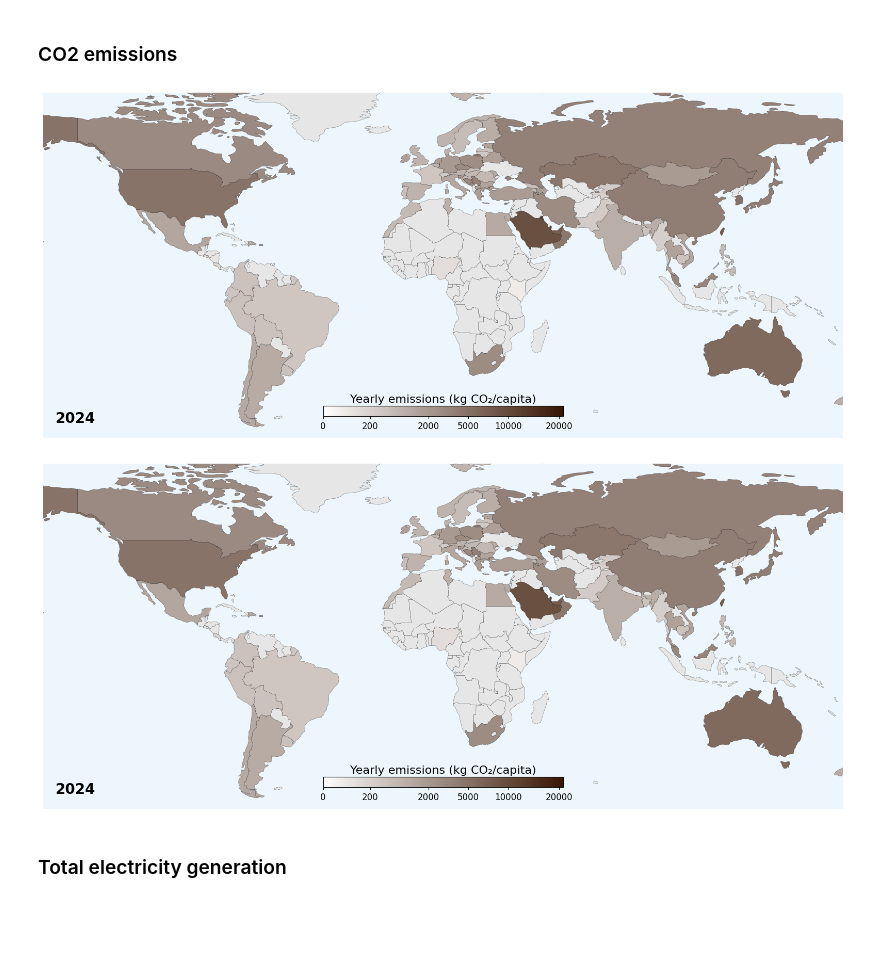
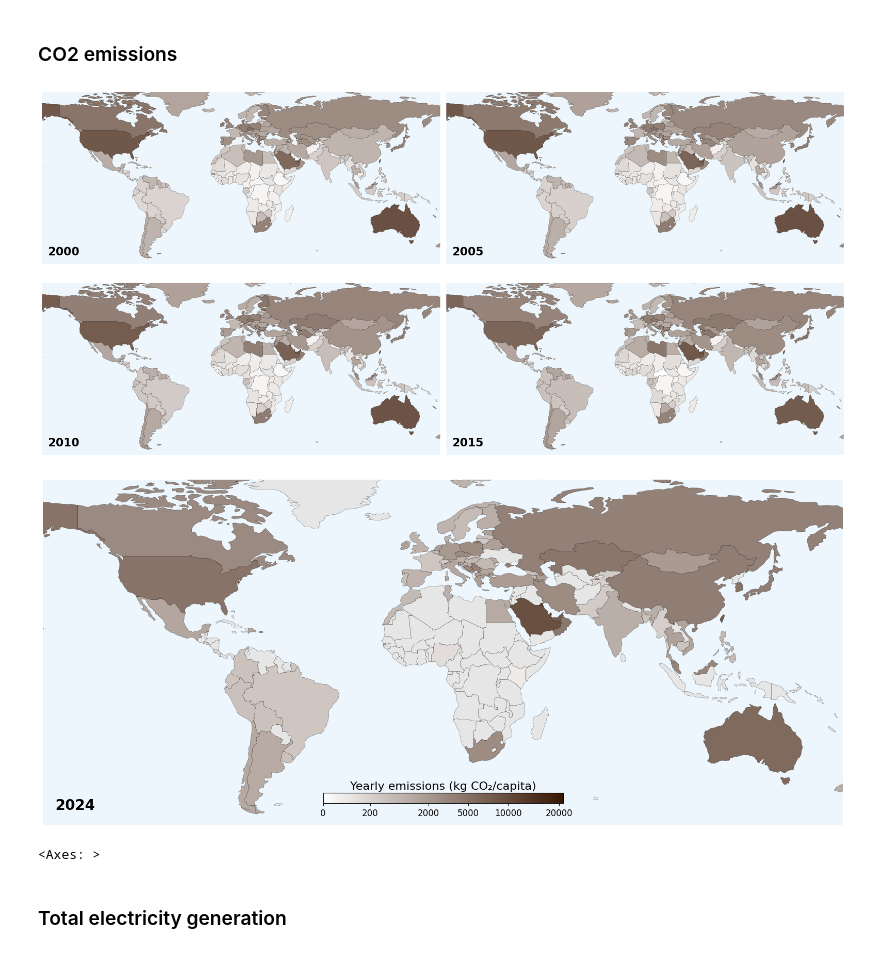
Before and after one commit to raulgarciadiez/energy_maps, a Jupyter notebook: color_code.ipynb, the cells around one changed output. Cells and saved outputs as stored; diff of their text form; code cells hidden in the pictures; blank space fills up the shorter version.

Commit message:
allow gridded plots

```diff
--- a/color_code.ipynb
+++ b/color_code.ipynb
@@ -399,8 +399,7 @@ plt.show()
 # %% [markdown]
 ## Map plots
 # %%
-def plot_map(Year, DATA_COLUMN, color_max, cbar_label, cbar_ON = True, n_ticks = 6):
-    fig, ax = plt.subplots(figsize=(20, 10))
+def plot_map(ax, Year, DATA_COLUMN, color_max, cbar_label, cbar_ON = True, n_ticks = 6):
 
     all_years_data = [
         data[DATA_COLUMN]
@@ -484,13 +483,28 @@ def plot_map(Year, DATA_COLUMN, color_max, cbar_label, cbar_ON = True, n_ticks =
         weight="bold"
     )
 
-    plt.show()
 
-    fig.savefig(f"map_{DATA_COLUMN}_{Year}.jpg", dpi=300, bbox_inches="tight")
-
-    return fig
+    return ax
 # %% [markdown]
 ### CO2 emissions
+# %%
+DATA_COLUMN = "Total emissions per capita"
+
+fig, axes = plt.subplots(2, 2, figsize=(20, 10))  # 2x2 grid
+axes = axes.flatten()  # make it 1D array for easy iteration
+
+years = [2000, 2005, 2010, 2015]  # example
+for ax, year in zip(axes, years):
+    plot_map(ax, year, DATA_COLUMN, "#381603", cbar_label=None, cbar_ON=False)
+
+plt.tight_layout()
+plt.show()
+
+#plt.show()
+
+#fig.savefig(f"map_{DATA_COLUMN}_{Year}.jpg", dpi=300, bbox_inches="tight")
+# %% [output]
+[figure, added]
 # %%
 DATA_COLUMN = "Total emissions per capita"
 Year =2024
@@ -498,7 +512,7 @@ cbar_label = "Yearly emissions (kg CO₂/capita)"
 plot_map(Year, DATA_COLUMN, "#381603", cbar_label, cbar_ON=True)
 # %% [output]
 [figure]
-[figure, removed]
+<Axes: >
 # %% [markdown]
 ### Total electricity generation
 # %%
```
Also changed, not shown: parts of 3 cells of this notebook, 1 other file.
